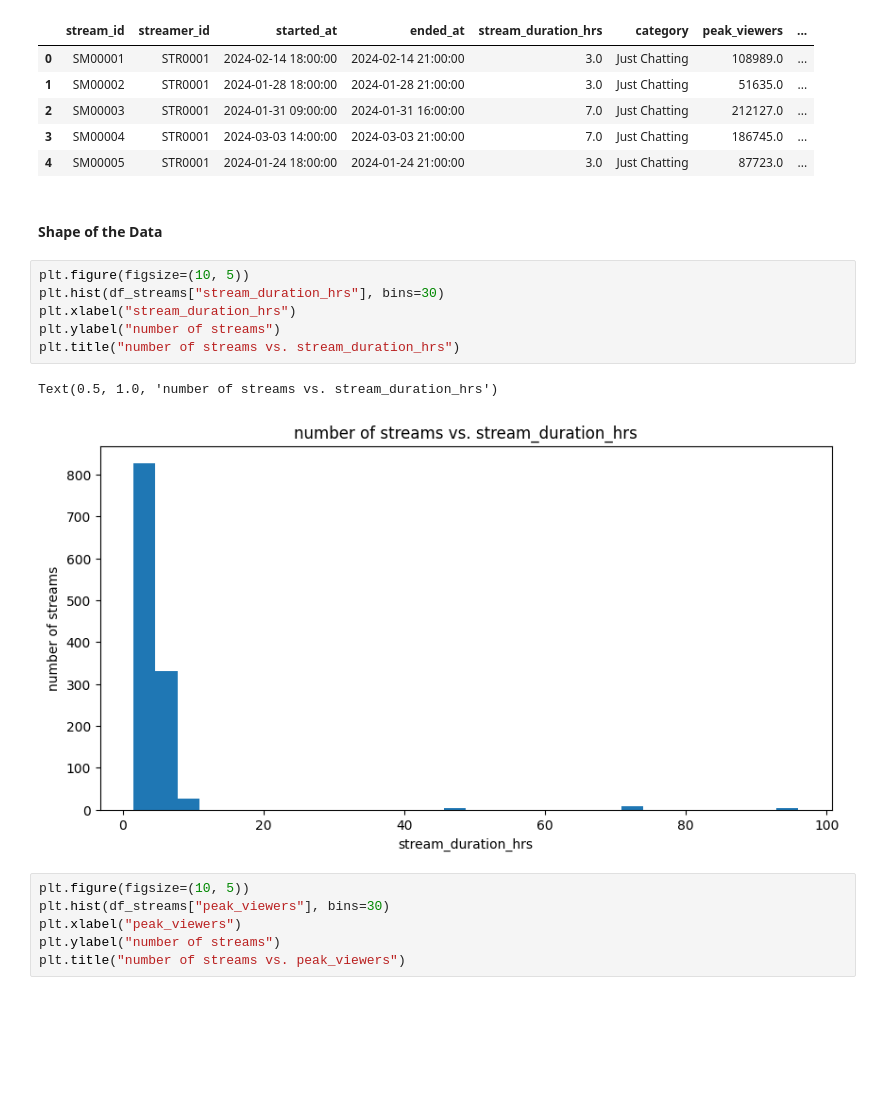
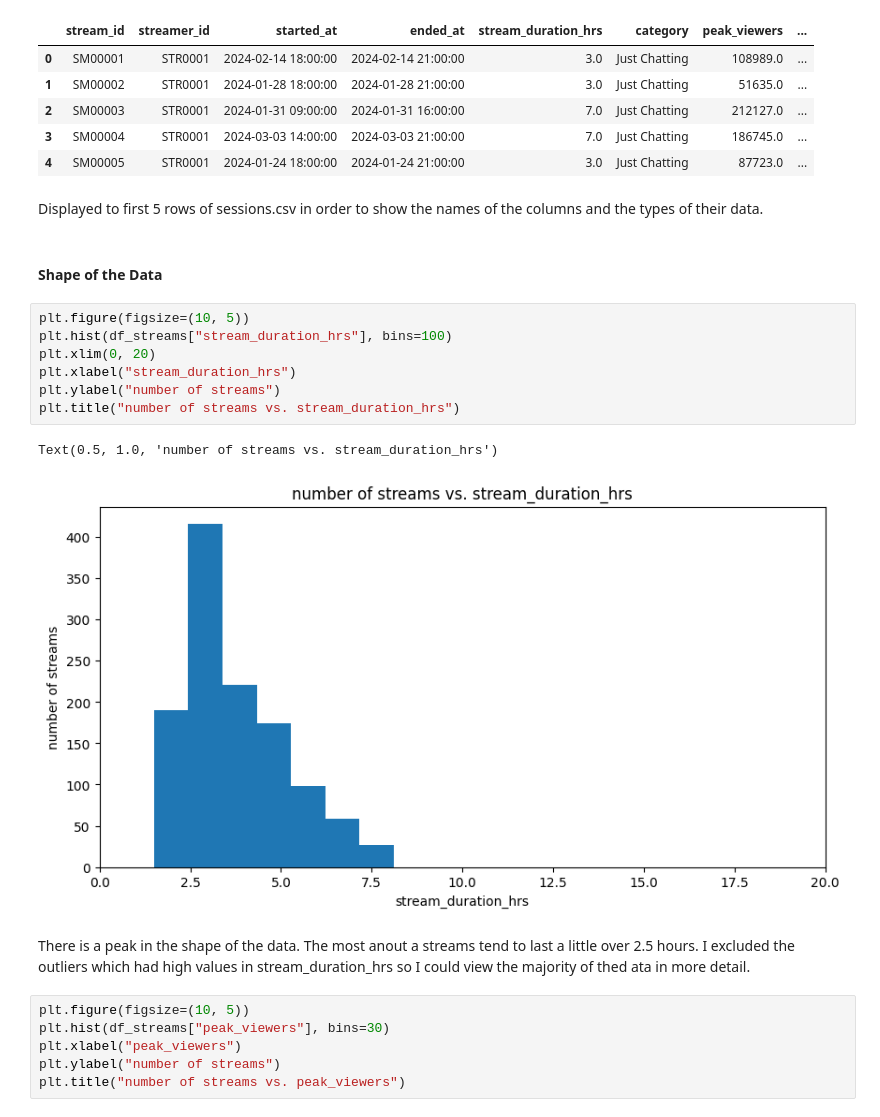
Before and after one commit to ChristianSantos2671/Santos_Christian_A01, a Jupyter notebook: iat461_a1_cs.ipynb, the cells around one changed output. Saved outputs shown, nothing was run; the diff lists cells and outputs as text; blank space fills up the shorter version.

```diff
--- a/iat461_a1_cs.ipynb
+++ b/iat461_a1_cs.ipynb
@@ -209,17 +257,22 @@ df_streams.head()
 | 2 | SM00003 | STR0001 | 2024-01-31 09:00:00 | 2024-01-31 16:00:00 | 7.0 | Just Chatting | 212127.0 | ... |
 | 3 | SM00004 | STR0001 | 2024-03-03 14:00:00 | 2024-03-03 21:00:00 | 7.0 | Just Chatting | 186745.0 | ... |
 | 4 | SM00005 | STR0001 | 2024-01-24 18:00:00 | 2024-01-24 21:00:00 | 3.0 | Just Chatting | 87723.0 | ... |
+# %% [markdown]
+Displayed to first 5 rows of sessions.csv in order to show the names of the columns and the types of their data.
 # %% [markdown]
 #### Shape of the Data
 # %%
 plt.figure(figsize=(10, 5))
-plt.hist(df_streams["stream_duration_hrs"], bins=30)
+plt.hist(df_streams["stream_duration_hrs"], bins=100)
+plt.xlim(0, 20)
 plt.xlabel("stream_duration_hrs")
 plt.ylabel("number of streams")
 plt.title("number of streams vs. stream_duration_hrs")
 # %% [output]
 Text(0.5, 1.0, 'number of streams vs. stream_duration_hrs')
-[figure, old version]
+[figure, new version]
+# %% [markdown]
+There is a peak in the shape of the data. The most anout a streams tend to last a little over 2.5 hours. I excluded the outliers which had high values in stream_duration_hrs so I could view the majority of thed ata in more detail.
 # %%
 plt.figure(figsize=(10, 5))
 plt.hist(df_streams["peak_viewers"], bins=30)
```
Also changed, not shown: parts of 30 cells of this notebook.
